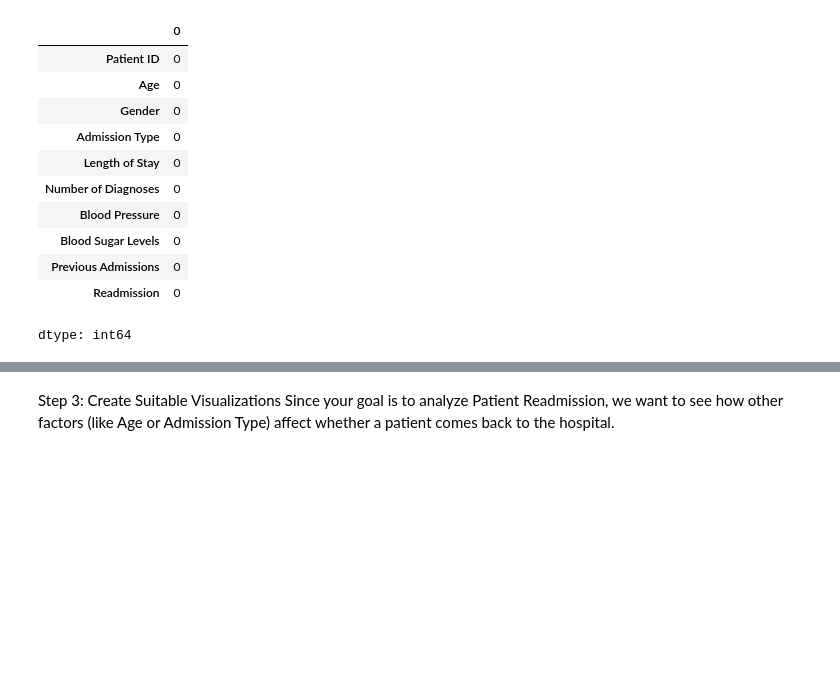
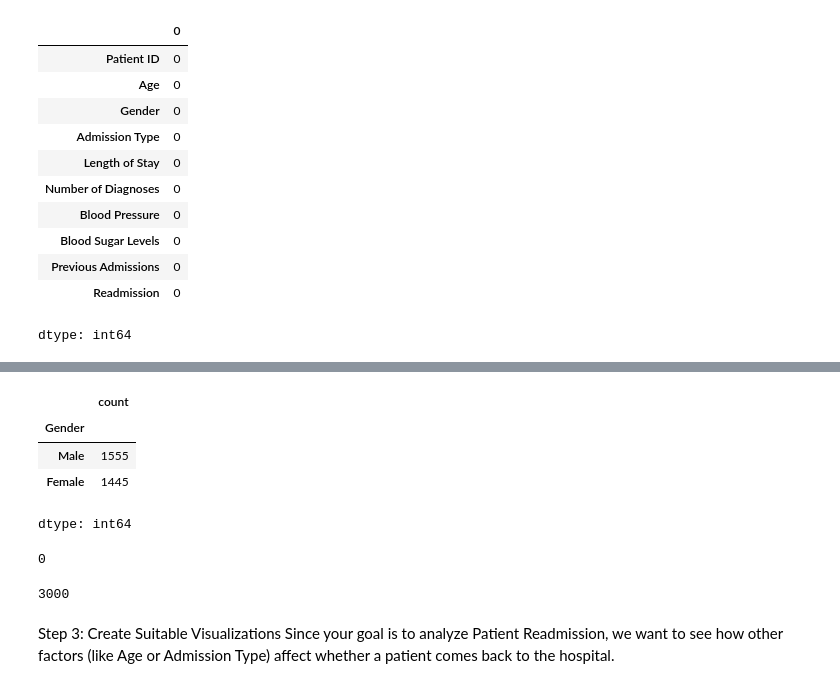
Before and after one commit to MassEgo88/Exploratory-Data-Analysis-for-Patients, a Jupyter notebook: Patient_Readmissions.ipynb, the cells around one changed output, grey strips where cells are left out. Drawn from its saved outputs; the diff is of its cells as text; code cells hidden in the pictures; blank space fills up the shorter version.

```diff
--- a/Patient_Readmissions.ipynb
+++ b/Patient_Readmissions.ipynb
@@ -78,3 +131,26 @@ dtype: int64
+# %%
+# Gender Distribution
+## Calculate the total count of each unique value in the "Gender" column
+df['Gender'].value_counts()
+# %% [output]
+|  | count |
+| Gender |  |
+| Male | 1555 |
+| Female | 1445 |
+dtype: int64
+# %%
+# Duplicate Rows
+## Identify and sum the total number of identical row duplicates across the DataFrame
+total_duplicates = df.duplicated().sum()
+print(total_duplicates)
+# %% [output]
+0
+# %%
+# Unique Patient Count
+## Count the number of distinct, unique enique entries in the "Patient ID" column
+df['Patient ID'].nunique()
+# %% [output]
+3000
 # %% [markdown]
 Step 3: Create Suitable Visualizations Since your goal is to analyze Patient Readmission, we want to see how other factors (like Age or Admission Type) affect whether a patient comes back to the hospital.
 # %%
```
Also changed, not shown: parts of 8 cells of this notebook.
